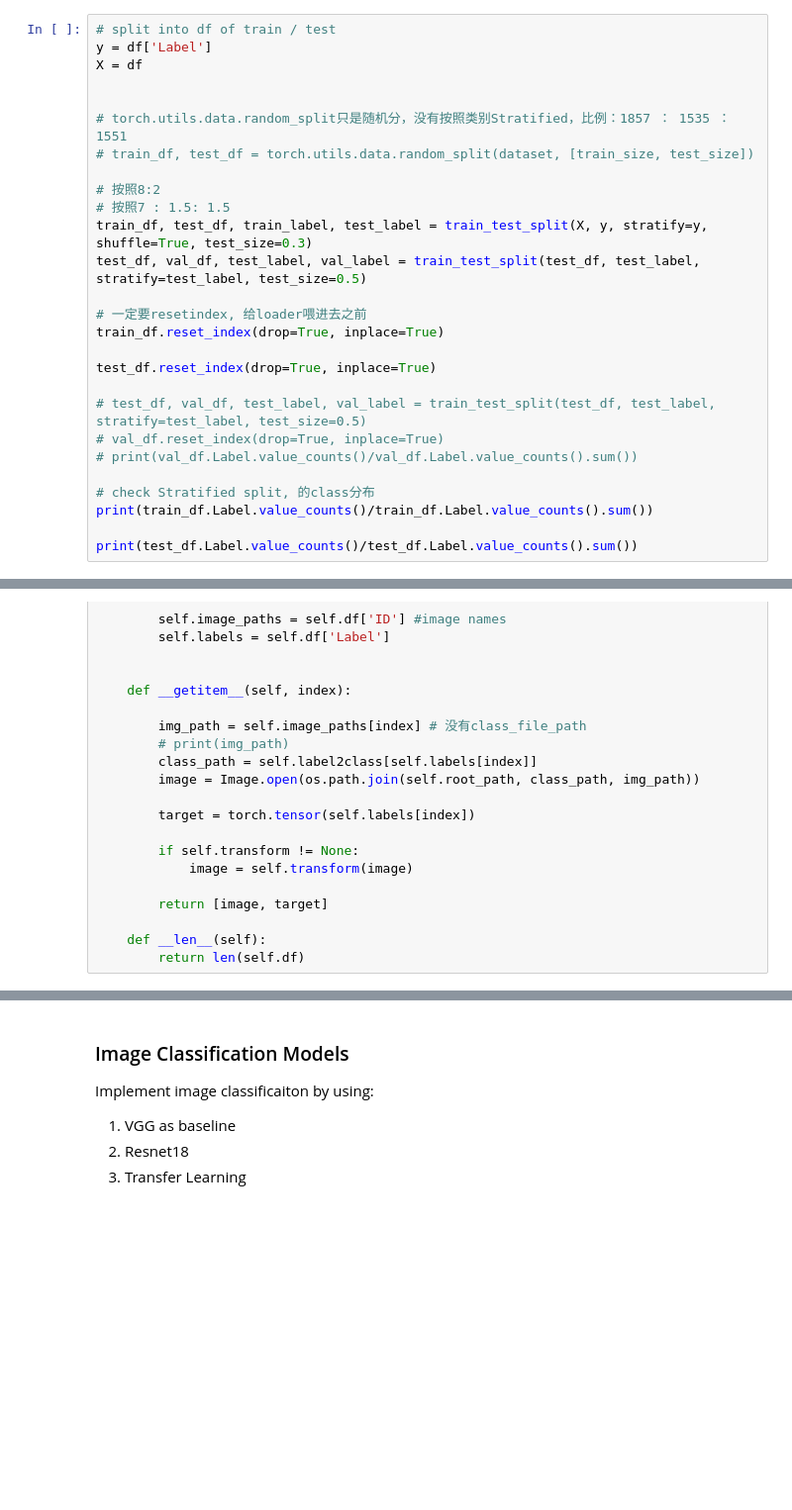
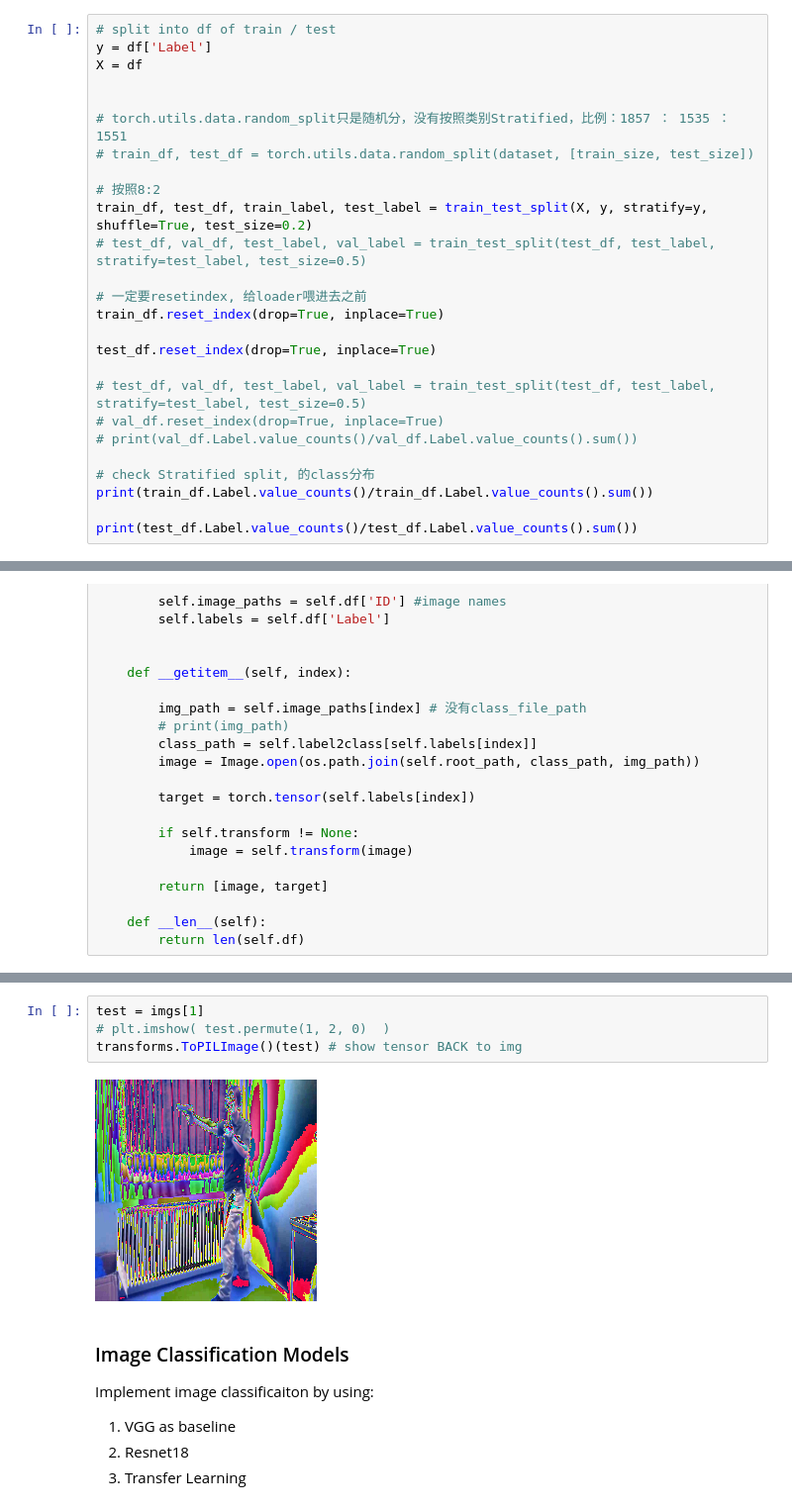
Before and after one commit to KennyNg-19/CS4243_colab_nb, a Jupyter notebook: CS4243.ipynb, the cells around one changed output, grey strips where cells are left out. Shown: that part at 99% size. Drawn from its saved outputs; the diff is of its cells as text; blank space fills up the shorter version.

```diff
--- a/CS4243.ipynb
+++ b/CS4243.ipynb
@@ -216,9 +225,8 @@ X = df
 # train_df, test_df = torch.utils.data.random_split(dataset, [train_size, test_size])
 
 # 按照8:2
-# 按照7 : 1.5: 1.5
-train_df, test_df, train_label, test_label = train_test_split(X, y, stratify=y, shuffle=True, test_size=0.3)
-test_df, val_df, test_label, val_label = train_test_split(test_df, test_label, stratify=test_label, test_size=0.5)
+train_df, test_df, train_label, test_label = train_test_split(X, y, stratify=y, shuffle=True, test_size=0.2)
+# test_df, val_df, test_label, val_label = train_test_split(test_df, test_label, stratify=test_label, test_size=0.5)
 
 # 一定要resetindex, 给loader喂进去之前
 train_df.reset_index(drop=True, inplace=True)
@@ -326,3 +331,9 @@ labels: tensor([2, 0, 2, 1, 2, 2, 2, 1, 0, 2, 1, 2, 1, 1, 2, 2, 0, 1, 0, 0, 2, 0
+# %%
+test = imgs[1]
+# plt.imshow( test.permute(1, 2, 0)  )
+transforms.ToPILImage()(test) # show tensor BACK to img
+# %% [output]
+[figure, added]
 # %% [markdown]
 ### Image Classification Models
 
```
Also changed, not shown: parts of 21 cells of this notebook.
